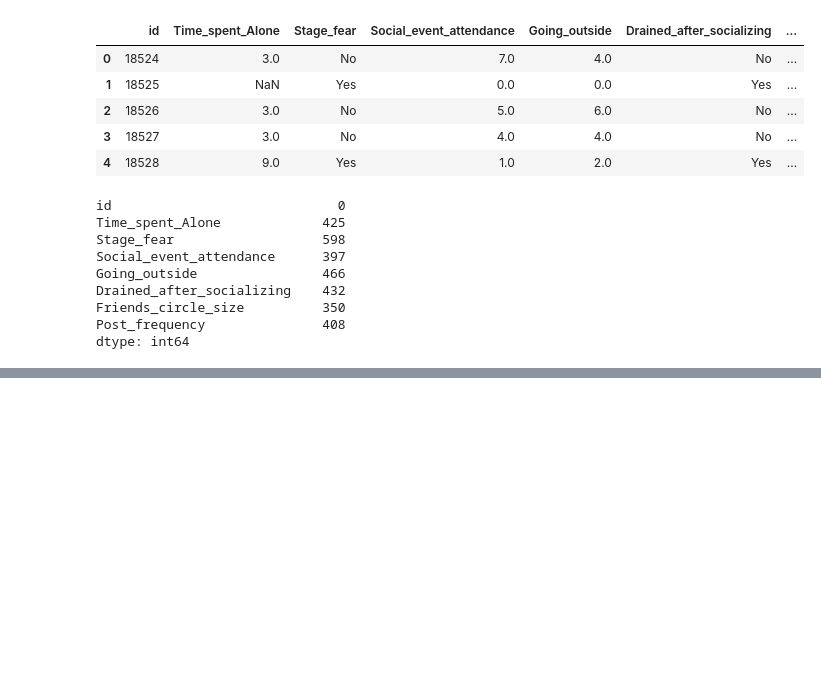
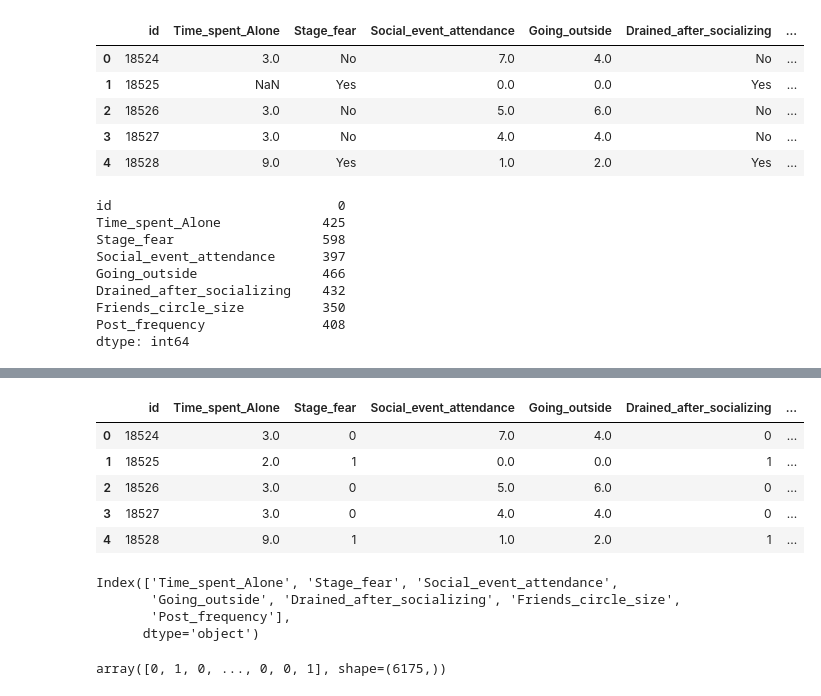
Before and after one commit to Abdul-Rahmann/kaggle, a Jupyter notebook: introvert_extrovert/introvert_extrovert.ipynb, the cells around one changed output, grey strips where cells are left out. Drawn from its saved outputs; the diff is of its cells as text; code cells hidden in the pictures; blank space fills up the shorter version.

```diff
--- a/introvert_extrovert/introvert_extrovert.ipynb
+++ b/introvert_extrovert/introvert_extrovert.ipynb
@@ -214,0 +249,26 @@ dtype: int64
+# %%
+for col in cat_cols.drop('Personality'):
+    test[col] = le.fit_transform(test[col])
+
+test.head()
+# %% [output]
+|  | id | Time_spent_Alone | Stage_fear | Social_event_attendance | Going_outside | Drained_after_socializing | ... |
+| 0 | 18524 | 3.0 | 0 | 7.0 | 4.0 | 0 | ... |
+| 1 | 18525 | 2.0 | 1 | 0.0 | 0.0 | 1 | ... |
+| 2 | 18526 | 3.0 | 0 | 5.0 | 6.0 | 0 | ... |
+| 3 | 18527 | 3.0 | 0 | 4.0 | 4.0 | 0 | ... |
+| 4 | 18528 | 9.0 | 1 | 1.0 | 2.0 | 1 | ... |
+# %%
+ids = test['id']
+test = test.drop('id', axis=1)
+test.columns
+# %% [output]
+Index(['Time_spent_Alone', 'Stage_fear', 'Social_event_attendance',
+       'Going_outside', 'Drained_after_socializing', 'Friends_circle_size',
+       'Post_frequency'],
+      dtype='object')
+# %%
+predictions = lr.predict(test)
+predictions
+# %% [output]
+array([0, 1, 0, ..., 0, 0, 1], shape=(6175,))
```
Also changed, not shown: parts of 8 cells of this notebook, 1 other file.
